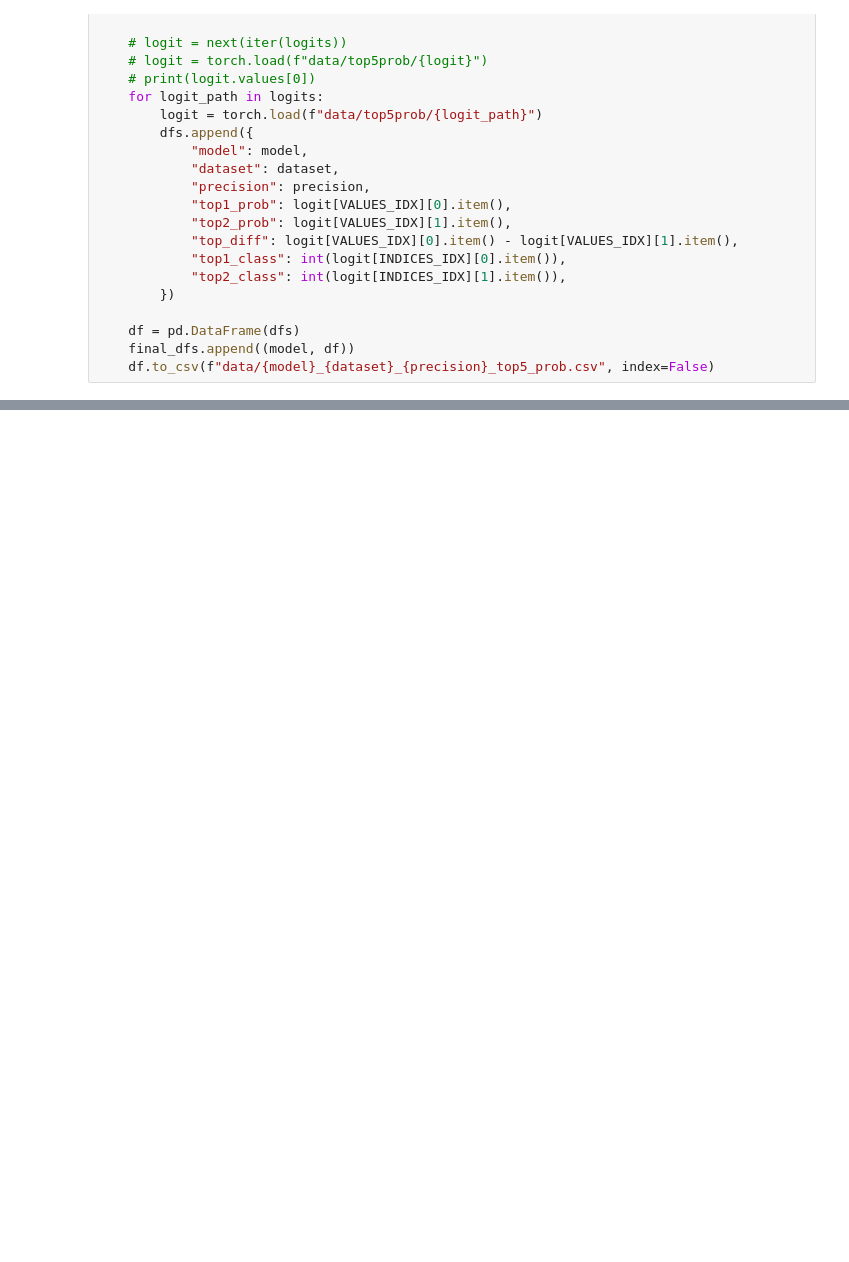
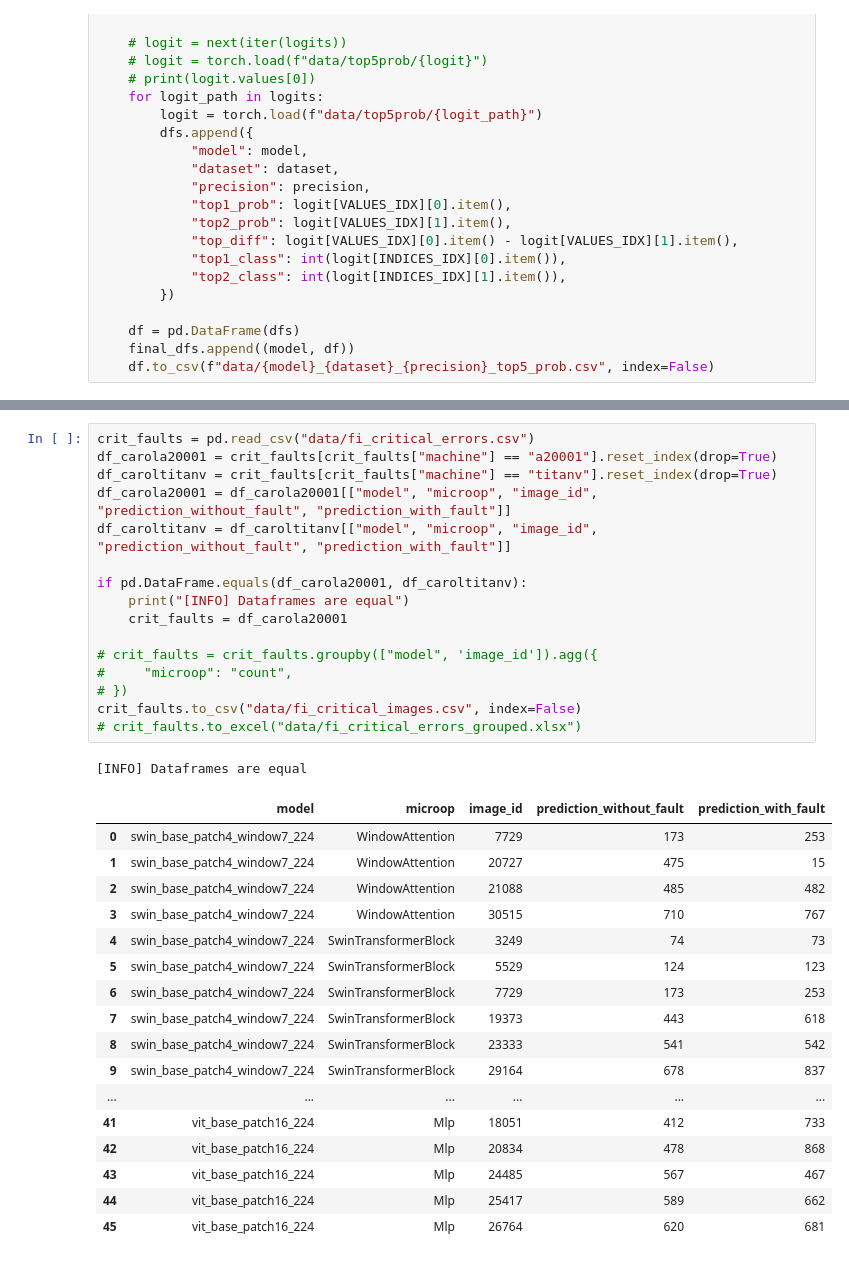
Before and after one commit to lucasrqt/ViT-FI, a Jupyter notebook: quick_analysis.ipynb, the cells around one changed output, grey strips where cells are left out. Cells and saved outputs as stored; diff of their text form; blank space fills up the shorter version.

Commit message:
push data + notebook

```diff
--- a/quick_analysis.ipynb
+++ b/quick_analysis.ipynb
@@ -145,0 +259,35 @@ for model, df in final_dfs:
+# %%
+crit_faults = pd.read_csv("data/fi_critical_errors.csv")
+df_carola20001 = crit_faults[crit_faults["machine"] == "a20001"].reset_index(drop=True)
+df_caroltitanv = crit_faults[crit_faults["machine"] == "titanv"].reset_index(drop=True)
+df_carola20001 = df_carola20001[["model", "microop", "image_id", "prediction_without_fault", "prediction_with_fault"]]
+df_caroltitanv = df_caroltitanv[["model", "microop", "image_id", "prediction_without_fault", "prediction_with_fault"]]
+
+if pd.DataFrame.equals(df_carola20001, df_caroltitanv):
+    print("[INFO] Dataframes are equal")
+    crit_faults = df_carola20001
+
+# crit_faults = crit_faults.groupby(["model", 'image_id']).agg({
+#     "microop": "count",
+# })
+crit_faults.to_csv("data/fi_critical_images.csv", index=False)
+# crit_faults.to_excel("data/fi_critical_errors_grouped.xlsx")
+# %% [output]
+[INFO] Dataframes are equal
+|  | model | microop | image_id | prediction_without_fault | prediction_with_fault |
+| 0 | swin_base_patch4_window7_224 | WindowAttention | 7729 | 173 | 253 |
+| 1 | swin_base_patch4_window7_224 | WindowAttention | 20727 | 475 | 15 |
+| 2 | swin_base_patch4_window7_224 | WindowAttention | 21088 | 485 | 482 |
+| 3 | swin_base_patch4_window7_224 | WindowAttention | 30515 | 710 | 767 |
+| 4 | swin_base_patch4_window7_224 | SwinTransformerBlock | 3249 | 74 | 73 |
+| 5 | swin_base_patch4_window7_224 | SwinTransformerBlock | 5529 | 124 | 123 |
+| 6 | swin_base_patch4_window7_224 | SwinTransformerBlock | 7729 | 173 | 253 |
+| 7 | swin_base_patch4_window7_224 | SwinTransformerBlock | 19373 | 443 | 618 |
+| 8 | swin_base_patch4_window7_224 | SwinTransformerBlock | 23333 | 541 | 542 |
+| 9 | swin_base_patch4_window7_224 | SwinTransformerBlock | 29164 | 678 | 837 |
+| ... | ... | ... | ... | ... | ... |
+| 41 | vit_base_patch16_224 | Mlp | 18051 | 412 | 733 |
+| 42 | vit_base_patch16_224 | Mlp | 20834 | 478 | 868 |
+| 43 | vit_base_patch16_224 | Mlp | 24485 | 567 | 467 |
+| 44 | vit_base_patch16_224 | Mlp | 25417 | 589 | 662 |
+| 45 | vit_base_patch16_224 | Mlp | 26764 | 620 | 681 |
```
Also changed, not shown: parts of 7 cells of this notebook, 3 other files.
